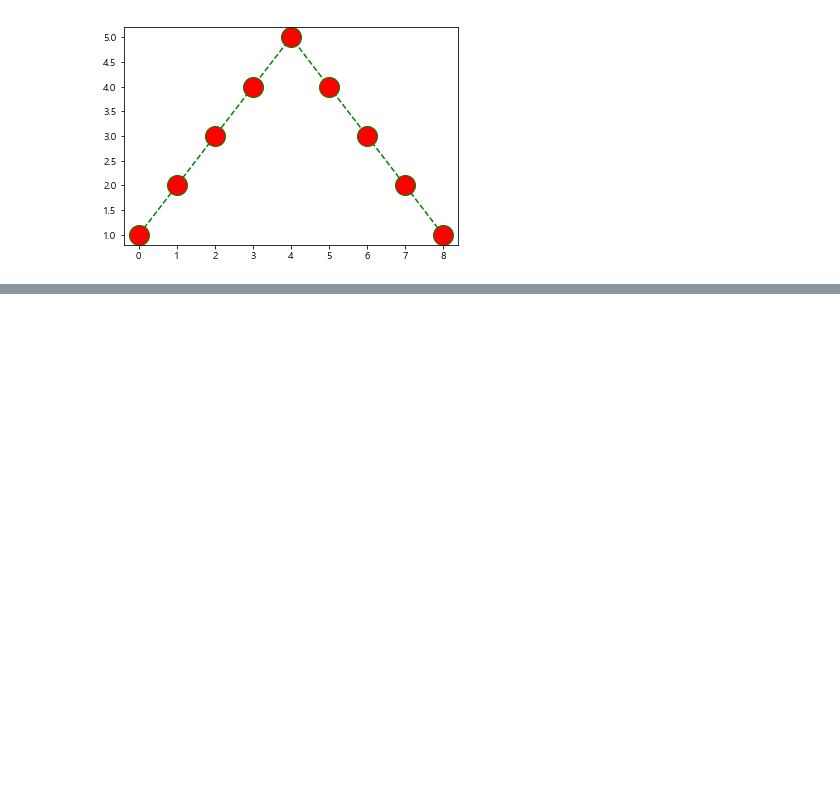
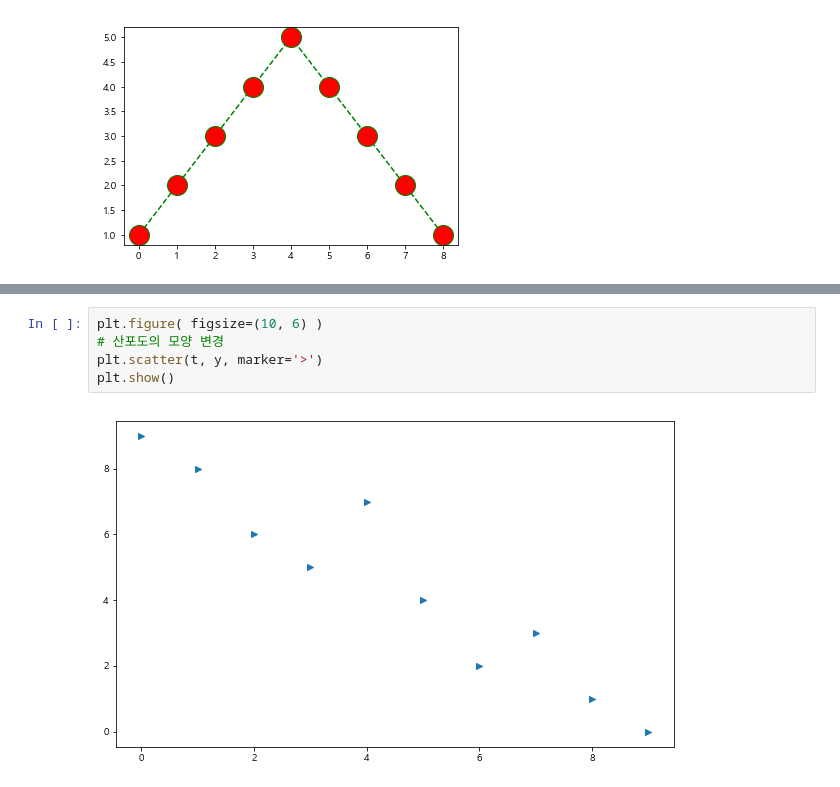
Before and after one commit to JeongsuMoon1/py_projects, a Jupyter notebook: analysis/pandas/basic/matplotlib_시각화기초.ipynb, the cells around one changed output, grey strips where cells are left out. Drawn from its saved outputs; the diff is of its cells as text; blank space fills up the shorter version.

```diff
--- a/analysis/pandas/basic/matplotlib_시각화기초.ipynb
+++ b/analysis/pandas/basic/matplotlib_시각화기초.ipynb
@@ -120,0 +143,7 @@ plt.show()
+# %%
+plt.figure( figsize=(10, 6) )
+# 산포도의 모양 변경
+plt.scatter(t, y, marker='>')
+plt.show()
+# %% [output]
+[figure, added]
```
Also changed, not shown: parts of 5 cells of this notebook, 26 other files.
